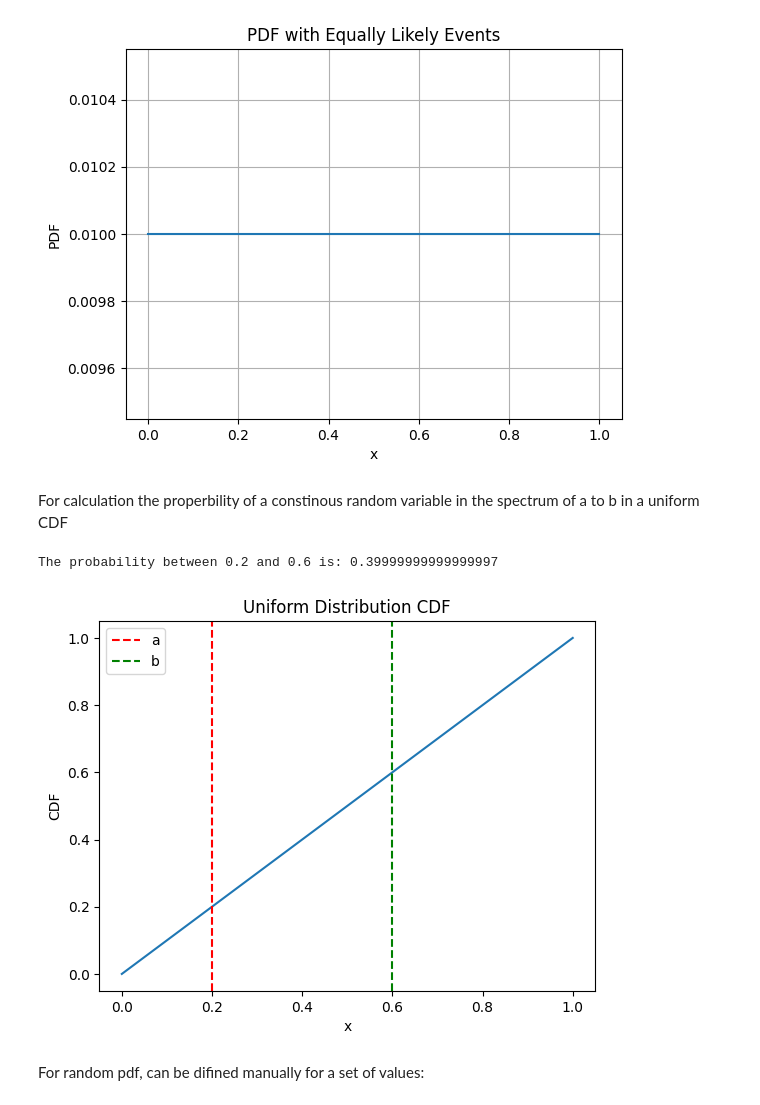
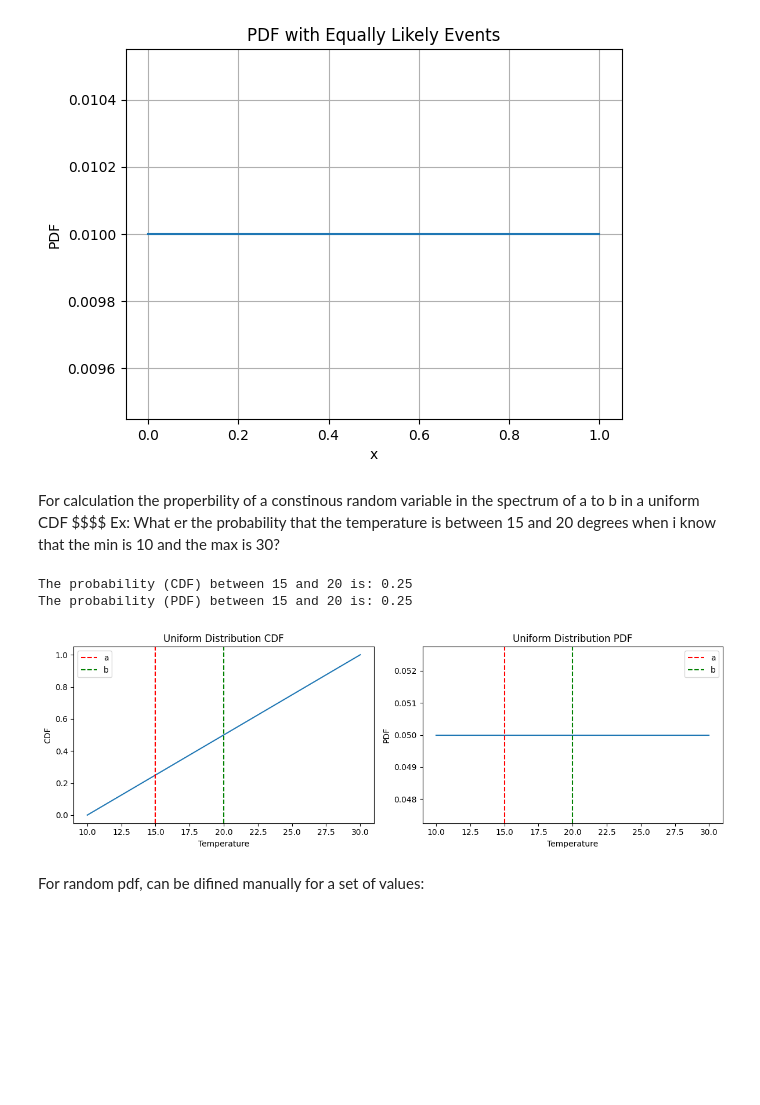
Before and after one commit to agangster1/Sandsynlighed-og-statestik-formelsamling, a Jupyter notebook: mm_5Special probability distributions for Uniform, Exponential and Normal.ipynb, the cells around one changed output. Drawn from its saved outputs; the diff is of its cells as text; code cells hidden in the pictures; blank space fills up the shorter version.

```diff
--- a/mm_5Special probability distributions for Uniform, Exponential and Normal.ipynb
+++ b/mm_5Special probability distributions for Uniform, Exponential and Normal.ipynb
@@ -125,39 +132,70 @@ plt.show()
 [figure]
 # %% [markdown]
 For calculation the properbility of a constinous random variable in the spectrum of a to b in a uniform CDF
+$$$$
+Ex: What er the probability that the temperature is between 15 and 20 degrees when i know that the min is 10 and the max is 30?
 # %%
 import scipy.stats as stats
 import matplotlib.pyplot as plt
 import numpy as np
 
-def calculate_probability(a, b):
-    cdf_b = stats.uniform.cdf(b)
-    cdf_a = stats.uniform.cdf(a)
+def calculate_probability_cdf(a, b, min_val, max_val):
+    cdf_b = (b - min_val) / (max_val - min_val)
+    cdf_a = (a - min_val) / (max_val - min_val)
     probability = cdf_b - cdf_a
     return probability
 
+def calculate_probability_pdf(a, b, min_val, max_val):
+    pdf_b = 1 / (max_val - min_val)
+    pdf_a = 1 / (max_val - min_val)
+    probability = (b - a) * (pdf_b + pdf_a) / 2
+    return probability
+
 # Example usage
-a = 0.2  # Lower bound
-b = 0.6  # Upper bound
+a = 15  # Lower bound
+b = 20  # Upper bound
+min_val = 10  # Minimum temperature
+max_val = 30  # Maximum temperature
 
-probability = calculate_probability(a, b)
-print(f"The probability between {a} and {b} is: {probability}")
+probability_cdf = calculate_probability_cdf(a, b, min_val, max_val)
+probability_pdf = calculate_probability_pdf(a, b, min_val, max_val)
+
+print(f"The probability (CDF) between {a} and {b} is: {probability_cdf}")
+print(f"The probability (PDF) between {a} and {b} is: {probability_pdf}")
 
 # Plotting the CDF
-x = np.linspace(0, 1, 1000)
-y = stats.uniform.cdf(x)
+x_cdf = np.linspace(min_val, max_val, 1000)
+y_cdf = stats.uniform.cdf(x_cdf, loc=min_val, scale=max_val-min_val)
 
-plt.plot(x, y)
+plt.figure(figsize=(12, 4))
+plt.subplot(1, 2, 1)
+plt.plot(x_cdf, y_cdf)
 plt.axvline(x=a, color='r', linestyle='--', label='a')
 plt.axvline(x=b, color='g', linestyle='--', label='b')
-plt.xlabel('x')
+plt.xlabel('Temperature')
 plt.ylabel('CDF')
 plt.title('Uniform Distribution CDF')
 plt.legend()
+
+# Plotting the PDF
+x_pdf = np.linspace(min_val, max_val, 1000)
+y_pdf = stats.uniform.pdf(x_pdf, loc=min_val, scale=max_val-min_val)
+
+plt.subplot(1, 2, 2)
+plt.plot(x_pdf, y_pdf)
+plt.axvline(x=a, color='r', linestyle='--', label='a')
+plt.axvline(x=b, color='g', linestyle='--', label='b')
+plt.xlabel('Temperature')
+plt.ylabel('PDF')
+plt.title('Uniform Distribution PDF')
+plt.legend()
+
+plt.tight_layout()
 plt.show()
 # %% [output]
-The probability between 0.2 and 0.6 is: 0.39999999999999997
+The probability (CDF) between 15 and 20 is: 0.25
+The probability (PDF) between 15 and 20 is: 0.25
-[figure, old version]
+[figure, new version]
 # %% [markdown]
 For random pdf, can be difined manually for a set of values:
 # %%
```
Also changed, not shown: parts of 2 cells of this notebook.
